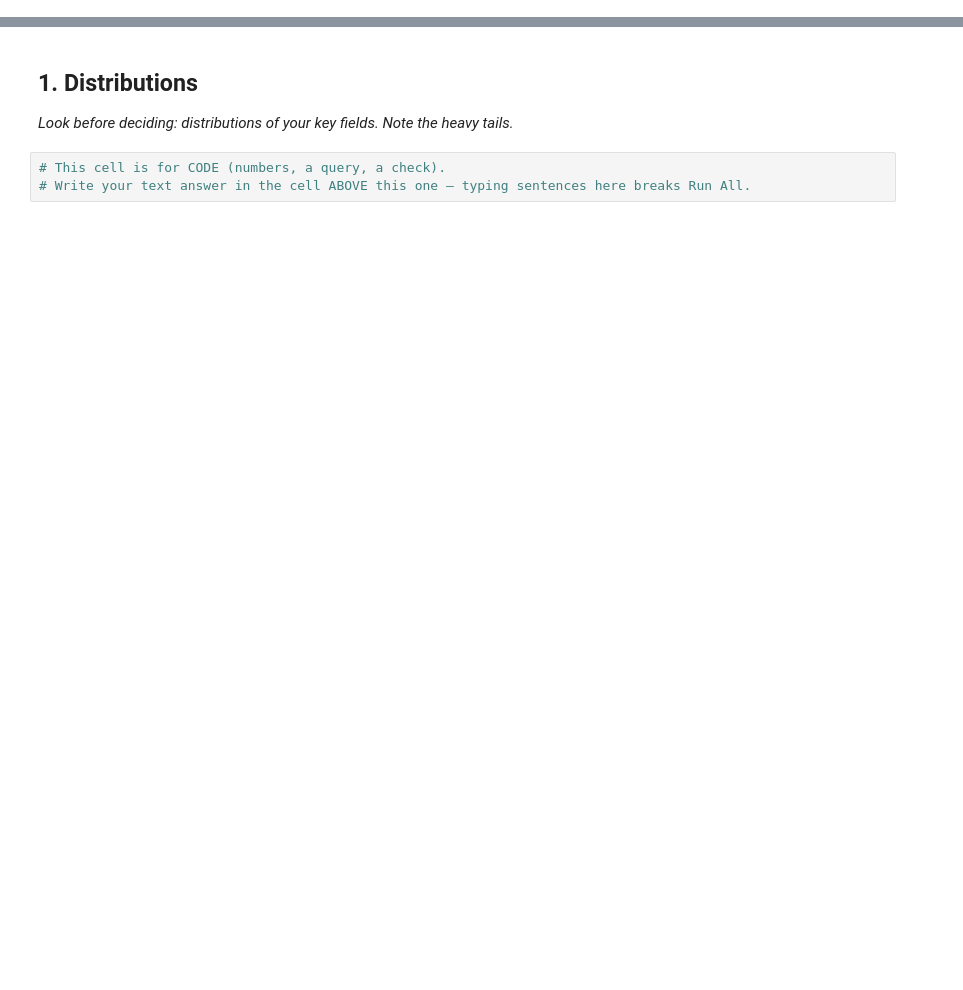
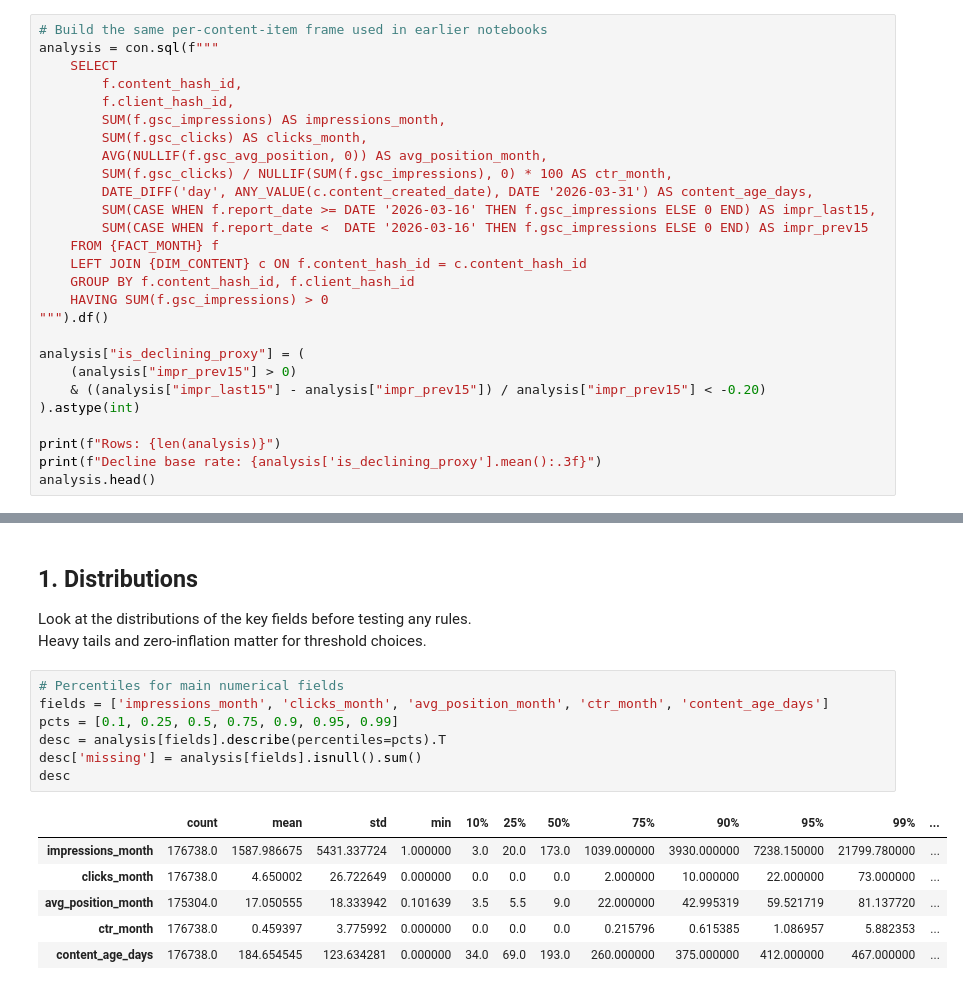
Before and after one commit to ozair247/flyrank-ml-internship, a Jupyter notebook: work/notebooks/w04_signal_audit.ipynb, the cells around one changed output, grey strips where cells are left out. Drawn from its saved outputs; the diff is of its cells as text; blank space fills up the shorter version.

```diff
--- a/work/notebooks/w04_signal_audit.ipynb
+++ b/work/notebooks/w04_signal_audit.ipynb
@@ -8,0 +32,27 @@ This skeleton is yours to fill. Work the sections **in order** — each one has
+# %%
+# Build the same per-content-item frame used in earlier notebooks
+analysis = con.sql(f"""
+    SELECT
+        f.content_hash_id,
+        f.client_hash_id,
+        SUM(f.gsc_impressions) AS impressions_month,
+        SUM(f.gsc_clicks) AS clicks_month,
+        AVG(NULLIF(f.gsc_avg_position, 0)) AS avg_position_month,
+        SUM(f.gsc_clicks) / NULLIF(SUM(f.gsc_impressions), 0) * 100 AS ctr_month,
+        DATE_DIFF('day', ANY_VALUE(c.content_created_date), DATE '2026-03-31') AS content_age_days,
+        SUM(CASE WHEN f.report_date >= DATE '2026-03-16' THEN f.gsc_impressions ELSE 0 END) AS impr_last15,
+        SUM(CASE WHEN f.report_date <  DATE '2026-03-16' THEN f.gsc_impressions ELSE 0 END) AS impr_prev15
+    FROM {FACT_MONTH} f
+    LEFT JOIN {DIM_CONTENT} c ON f.content_hash_id = c.content_hash_id
+    GROUP BY f.content_hash_id, f.client_hash_id
+    HAVING SUM(f.gsc_impressions) > 0
+""").df()
+
+analysis["is_declining_proxy"] = (
+    (analysis["impr_prev15"] > 0)
+    & ((analysis["impr_last15"] - analysis["impr_prev15"]) / analysis["impr_prev15"] < -0.20)
+).astype(int)
+
+print(f"Rows: {len(analysis)}")
+print(f"Decline base rate: {analysis['is_declining_proxy'].mean():.3f}")
+analysis.head()
@@ -9,7 +68,18 @@ This skeleton is yours to fill. Work the sections **in order** — each one has
 # %% [markdown]
 ## 1. Distributions
-
-*Look before deciding: distributions of your key fields. Note the heavy tails.*
+Look at the distributions of the key fields before testing any rules.
+Heavy tails and zero‑inflation matter for threshold choices.
-# %%
-# This cell is for CODE (numbers, a query, a check).
-# Write your text answer in the cell ABOVE this one — typing sentences here breaks Run All.
+# %%
+# Percentiles for main numerical fields
+fields = ['impressions_month', 'clicks_month', 'avg_position_month', 'ctr_month', 'content_age_days']
+pcts = [0.1, 0.25, 0.5, 0.75, 0.9, 0.95, 0.99]
+desc = analysis[fields].describe(percentiles=pcts).T
+desc['missing'] = analysis[fields].isnull().sum()
+desc
+# %% [output]
+|  | count | mean | std | min | 10% | 25% | 50% | 75% | 90% | 95% | 99% | ... |
+| impressions_month | 176738.0 | 1587.986675 | 5431.337724 | 1.000000 | 3.0 | 20.0 | 173.0 | 1039.000000 | 3930.000000 | 7238.150000 | 21799.780000 | ... |
+| clicks_month | 176738.0 | 4.650002 | 26.722649 | 0.000000 | 0.0 | 0.0 | 0.0 | 2.000000 | 10.000000 | 22.000000 | 73.000000 | ... |
+| avg_position_month | 175304.0 | 17.050555 | 18.333942 | 0.101639 | 3.5 | 5.5 | 9.0 | 22.000000 | 42.995319 | 59.521719 | 81.137720 | ... |
+| ctr_month | 176738.0 | 0.459397 | 3.775992 | 0.000000 | 0.0 | 0.0 | 0.0 | 0.215796 | 0.615385 | 1.086957 | 5.882353 | ... |
+| content_age_days | 176738.0 | 184.654545 | 123.634281 | 0.000000 | 34.0 | 69.0 | 193.0 | 260.000000 | 375.000000 | 412.000000 | 467.000000 | ... |
```
Also changed, not shown: parts of 19 cells of this notebook.
